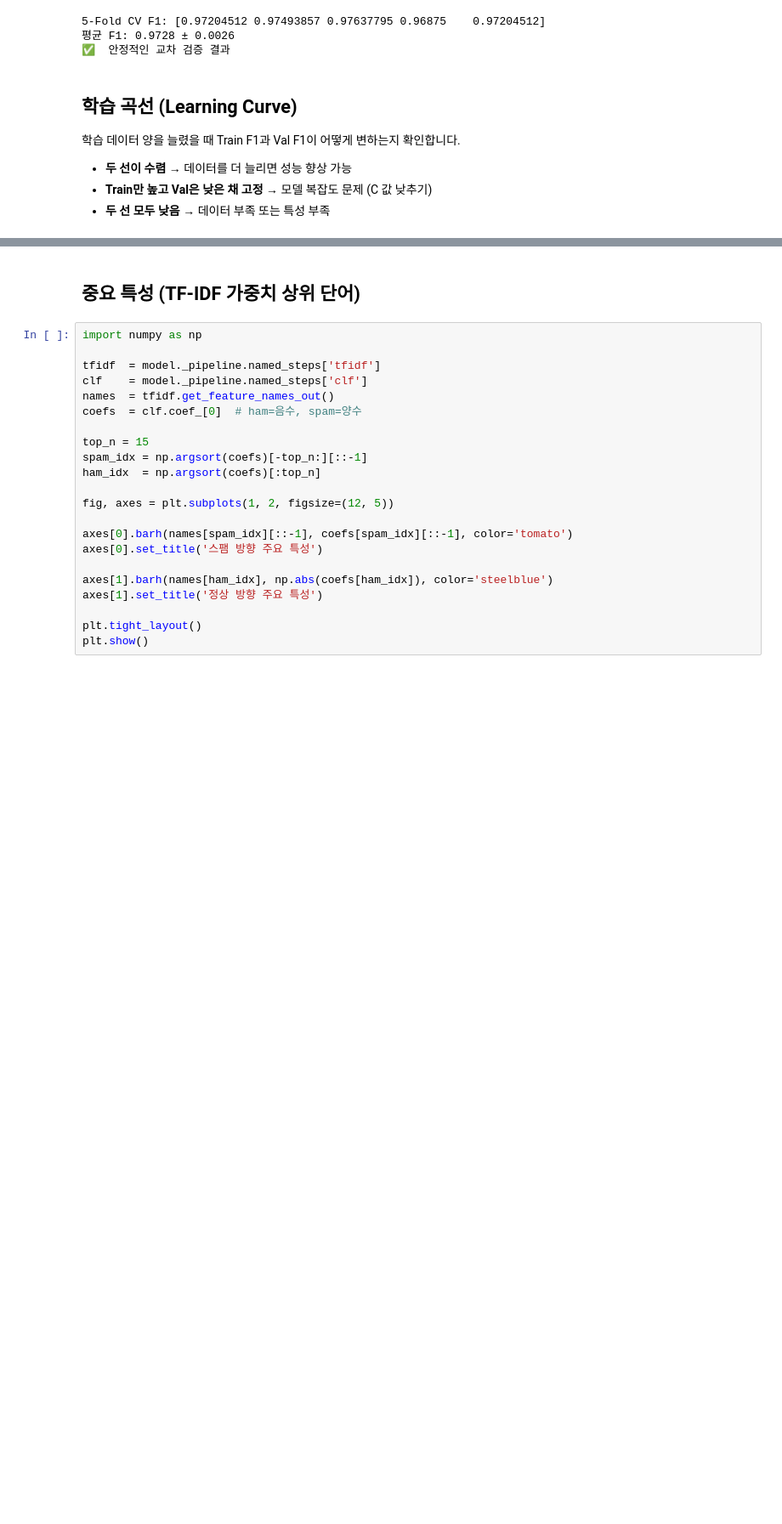
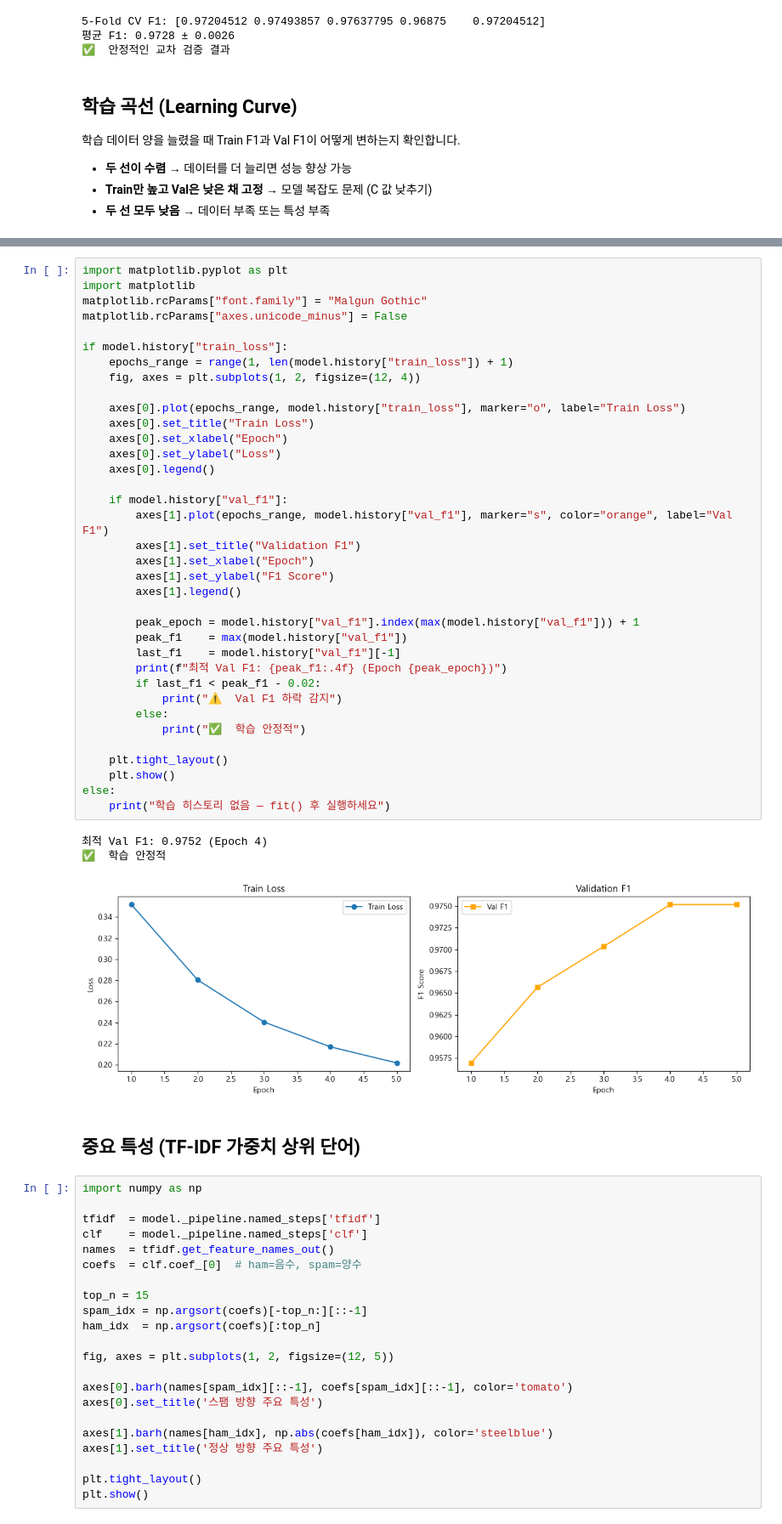
Before and after one commit to 3xnor/IHateThis, a Jupyter notebook: notebooks/03_ml_model.ipynb, the cells around one changed output, grey strips where cells are left out. Shown at 85% size. Saved outputs shown, nothing was run; the diff lists cells and outputs as text; blank space fills up the shorter version.

```diff
--- a/notebooks/03_ml_model.ipynb
+++ b/notebooks/03_ml_model.ipynb
@@ -244,3 +197,43 @@ else:
+# %%
+import matplotlib.pyplot as plt
+import matplotlib
+matplotlib.rcParams["font.family"] = "Malgun Gothic"
+matplotlib.rcParams["axes.unicode_minus"] = False
+
+if model.history["train_loss"]:
+    epochs_range = range(1, len(model.history["train_loss"]) + 1)
+    fig, axes = plt.subplots(1, 2, figsize=(12, 4))
+
+    axes[0].plot(epochs_range, model.history["train_loss"], marker="o", label="Train Loss")
+    axes[0].set_title("Train Loss")
+    axes[0].set_xlabel("Epoch")
+    axes[0].set_ylabel("Loss")
+    axes[0].legend()
+
+    if model.history["val_f1"]:
+        axes[1].plot(epochs_range, model.history["val_f1"], marker="s", color="orange", label="Val F1")
+        axes[1].set_title("Validation F1")
+        axes[1].set_xlabel("Epoch")
+        axes[1].set_ylabel("F1 Score")
+        axes[1].legend()
+
+        peak_epoch = model.history["val_f1"].index(max(model.history["val_f1"])) + 1
+        peak_f1    = max(model.history["val_f1"])
+        last_f1    = model.history["val_f1"][-1]
+        print(f"최적 Val F1: {peak_f1:.4f} (Epoch {peak_epoch})")
+        if last_f1 < peak_f1 - 0.02:
+            print("⚠️  Val F1 하락 감지")
+        else:
+            print("✅  학습 안정적")
+
+    plt.tight_layout()
+    plt.show()
+else:
+    print("학습 히스토리 없음 — fit() 후 실행하세요")
+# %% [output]
+최적 Val F1: 0.9752 (Epoch 4)
+✅  학습 안정적
+[figure, added]
 # %% [markdown]
 ## 중요 특성 (TF-IDF 가중치 상위 단어)
 # %%
```
Also changed, not shown: parts of 4 cells of this notebook, 1 other file.
